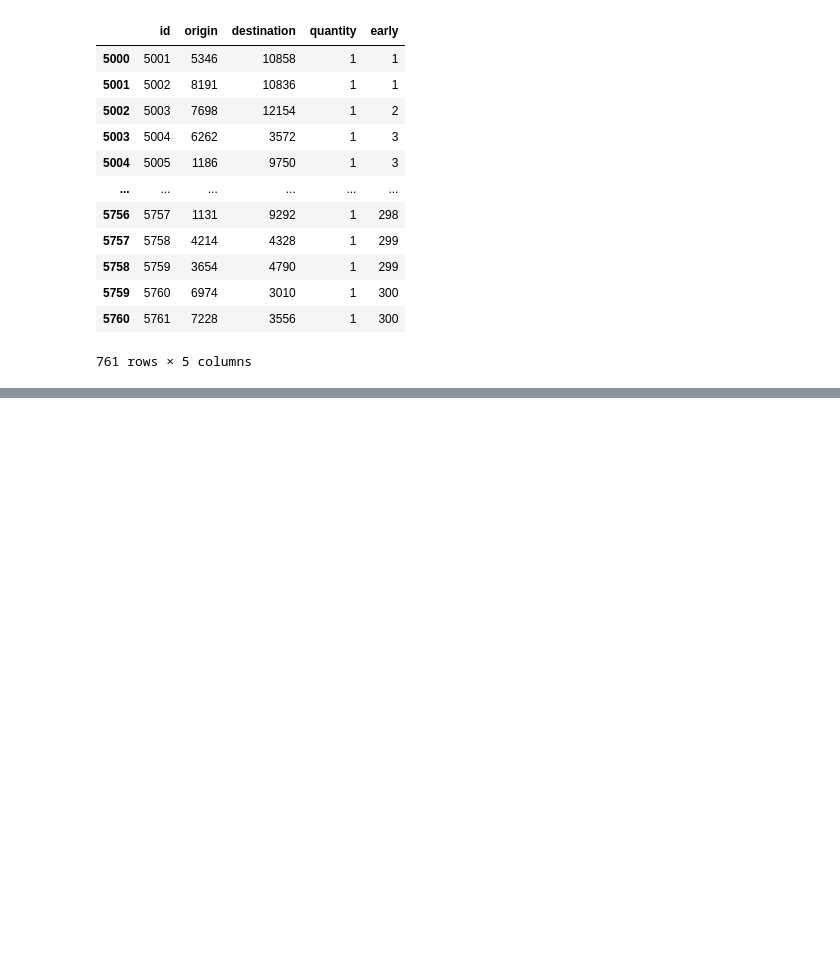
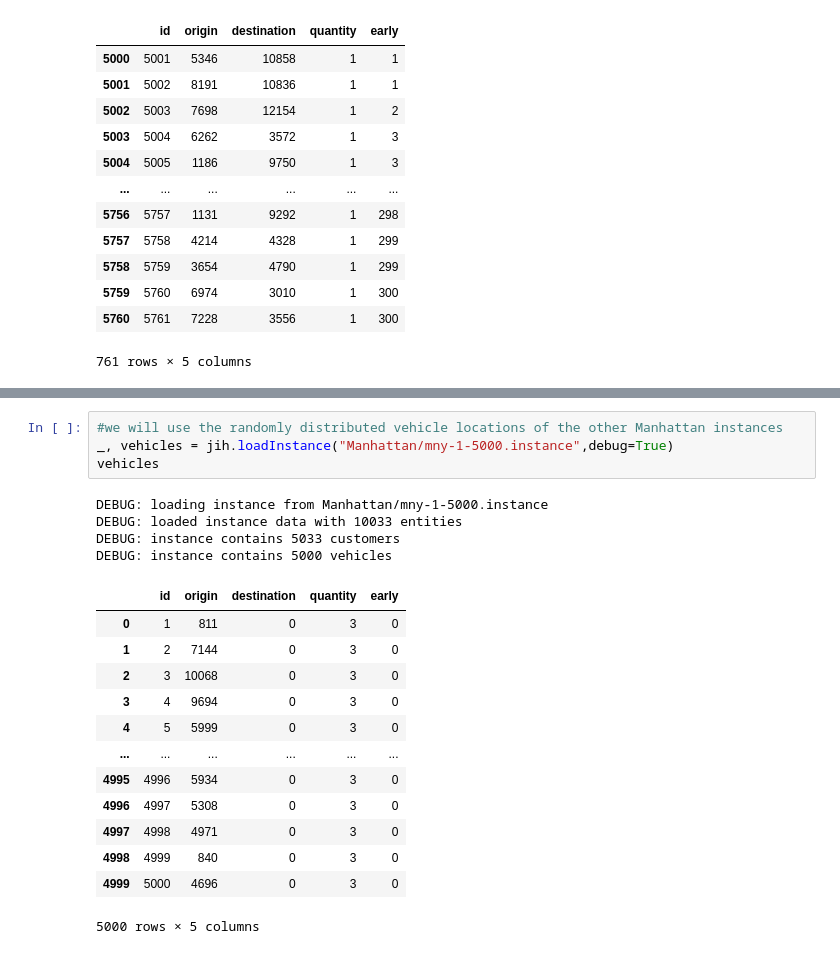
Before and after one commit to KeithAzzopardi1998/Datasets, a Jupyter notebook: creating_instances.ipynb, the cells around one changed output, grey strips where cells are left out. Saved outputs shown, nothing was run; the diff lists cells and outputs as text; blank space fills up the shorter version.

```diff
--- a/creating_instances.ipynb
+++ b/creating_instances.ipynb
@@ -134,0 +196,22 @@ jih.saveInstance('Manhattan/mny-9-5000.instance',customers,vehicles)
+# %%
+#we will use the randomly distributed vehicle locations of the other Manhattan instances
+_, vehicles = jih.loadInstance("Manhattan/mny-1-5000.instance",debug=True)
+vehicles
+# %% [output]
+DEBUG: loading instance from Manhattan/mny-1-5000.instance
+DEBUG: loaded instance data with 10033 entities
+DEBUG: instance contains 5033 customers
+DEBUG: instance contains 5000 vehicles
+|  | id | origin | destination | quantity | early |
+| 0 | 1 | 811 | 0 | 3 | 0 |
+| 1 | 2 | 7144 | 0 | 3 | 0 |
+| 2 | 3 | 10068 | 0 | 3 | 0 |
+| 3 | 4 | 9694 | 0 | 3 | 0 |
+| 4 | 5 | 5999 | 0 | 3 | 0 |
+| ... | ... | ... | ... | ... | ... |
+| 4995 | 4996 | 5934 | 0 | 3 | 0 |
+| 4996 | 4997 | 5308 | 0 | 3 | 0 |
+| 4997 | 4998 | 4971 | 0 | 3 | 0 |
+| 4998 | 4999 | 840 | 0 | 3 | 0 |
+| 4999 | 5000 | 4696 | 0 | 3 | 0 |
+5000 rows × 5 columns
```
Also changed, not shown: parts of 8 cells of this notebook, 29 other files.
